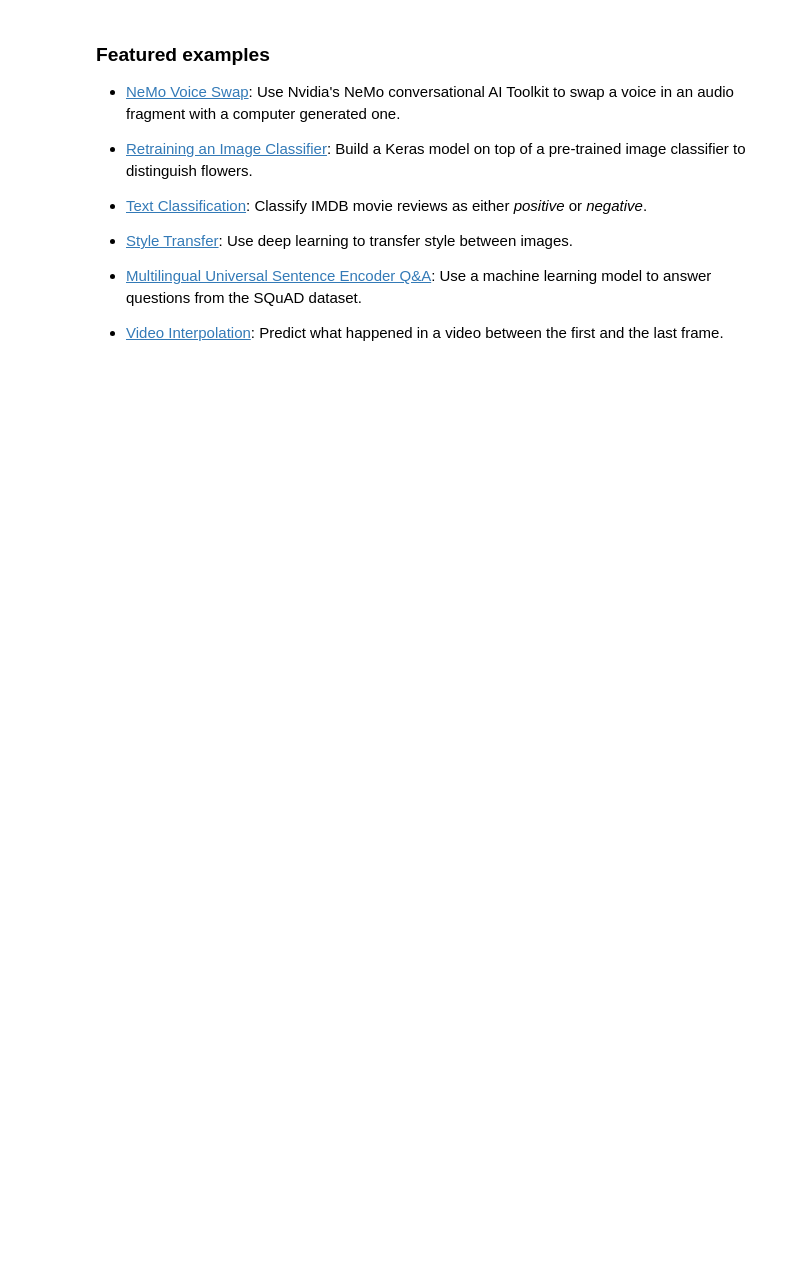
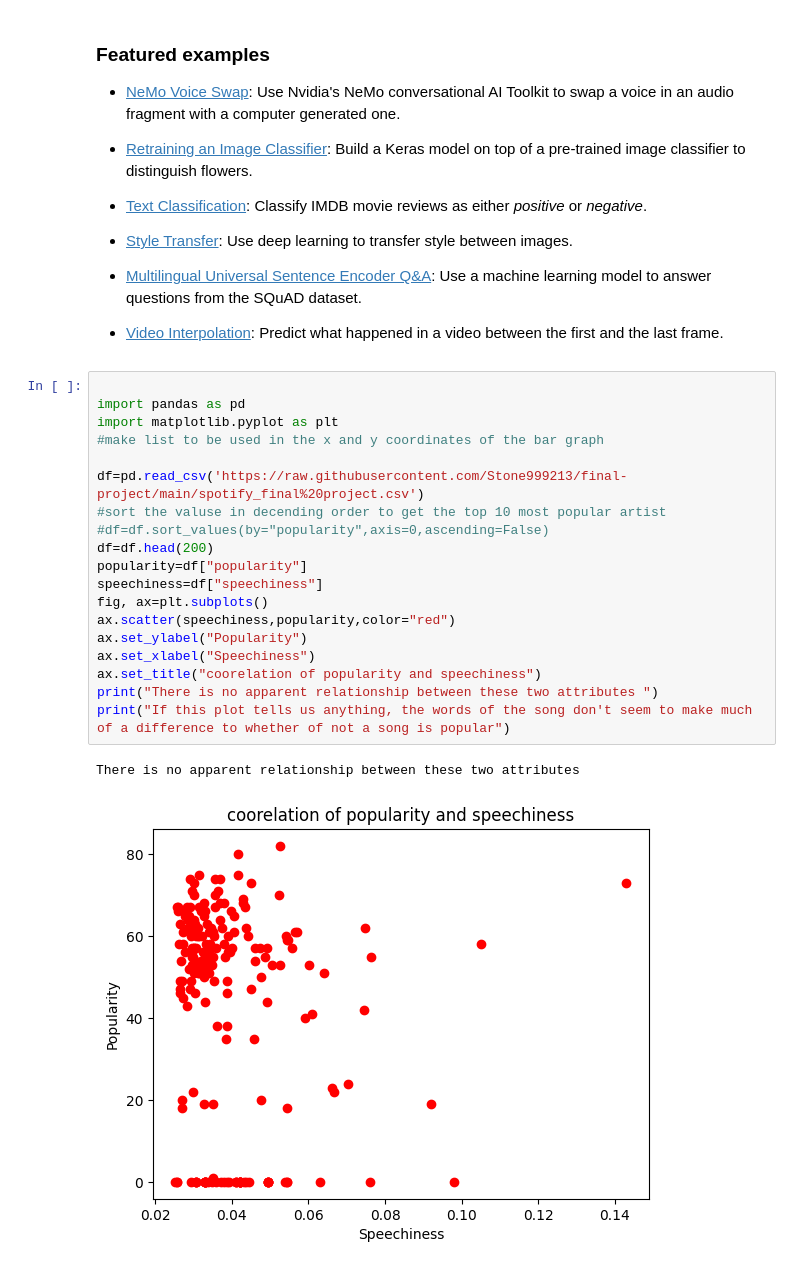
Before and after one commit to Stone999213/final-project, a Jupyter notebook: Welcome_To_Colaboratory.ipynb, the cells around one changed output. Drawn from its saved outputs; the diff is of its cells as text; blank space fills up the shorter version.

```diff
--- a/Welcome_To_Colaboratory.ipynb
+++ b/Welcome_To_Colaboratory.ipynb
@@ -150,3 +150,25 @@ These are a few of the notebooks from Google's online Machine Learning course. S
 - [Style Transfer](https://tensorflow.org/hub/tutorials/tf2_arbitrary_image_stylization): Use deep learning to transfer style between images.
 - [Multilingual Universal Sentence Encoder Q&A](https://tensorflow.org/hub/tutorials/retrieval_with_tf_hub_universal_encoder_qa): Use a machine learning model to answer questions from the SQuAD dataset.
 - [Video Interpolation](https://tensorflow.org/hub/tutorials/tweening_conv3d): Predict what happened in a video between the first and the last frame.
+# %%
+
+import pandas as pd
+import matplotlib.pyplot as plt
+#make list to be used in the x and y coordinates of the bar graph
+
+df=pd.read_csv('https://raw.githubusercontent.com/Stone999213/final-project/main/spotify_final%20project.csv')
+#sort the valuse in decending order to get the top 10 most popular artist
+#df=df.sort_values(by="popularity",axis=0,ascending=False)
+df=df.head(200)
+popularity=df["popularity"]
+speechiness=df["speechiness"]
+fig, ax=plt.subplots()
+ax.scatter(speechiness,popularity,color="red")
+ax.set_ylabel("Popularity")
+ax.set_xlabel("Speechiness")
+ax.set_title("coorelation of popularity and speechiness")
+print("There is no apparent relationship between these two attributes ")
+print("If this plot tells us anything, the words of the song don't seem to make much of a difference to whether of not a song is popular")
+# %% [output]
+There is no apparent relationship between these two attributes
+[figure, added]
```
Also changed, not shown: parts of 9 cells of this notebook.
